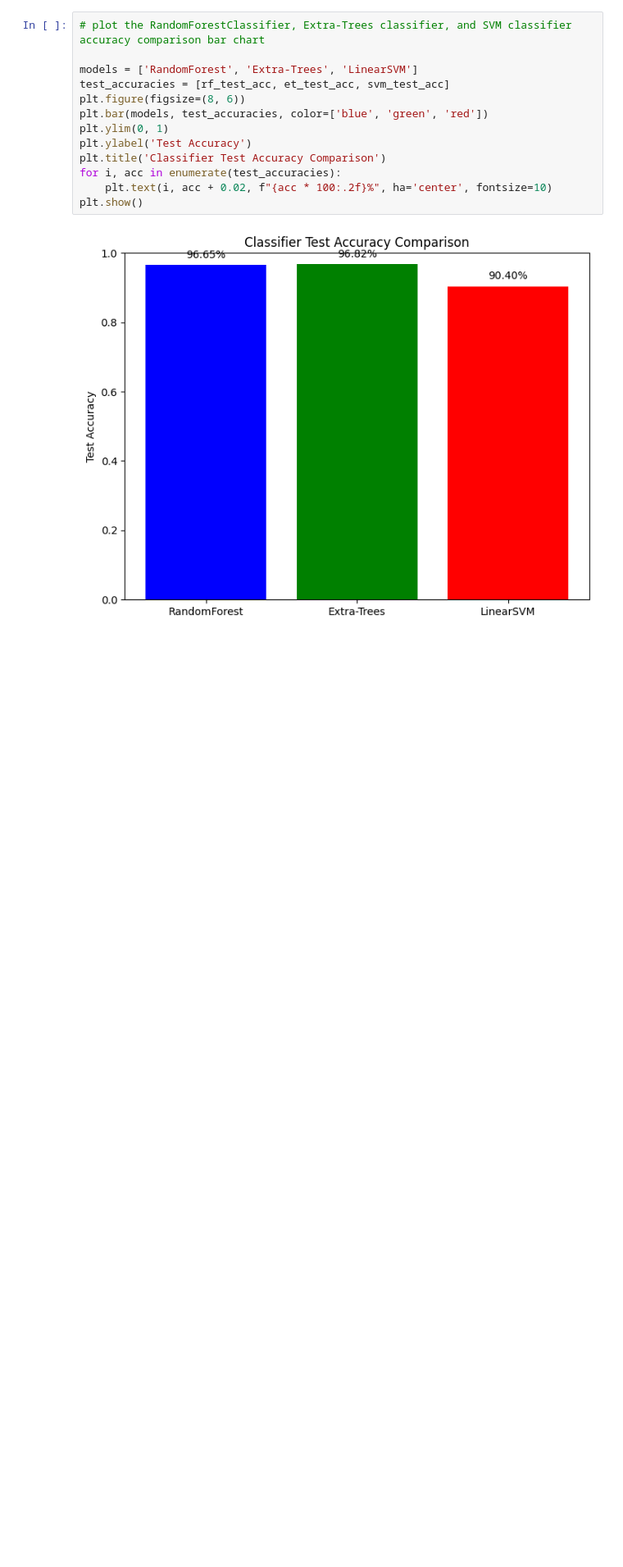
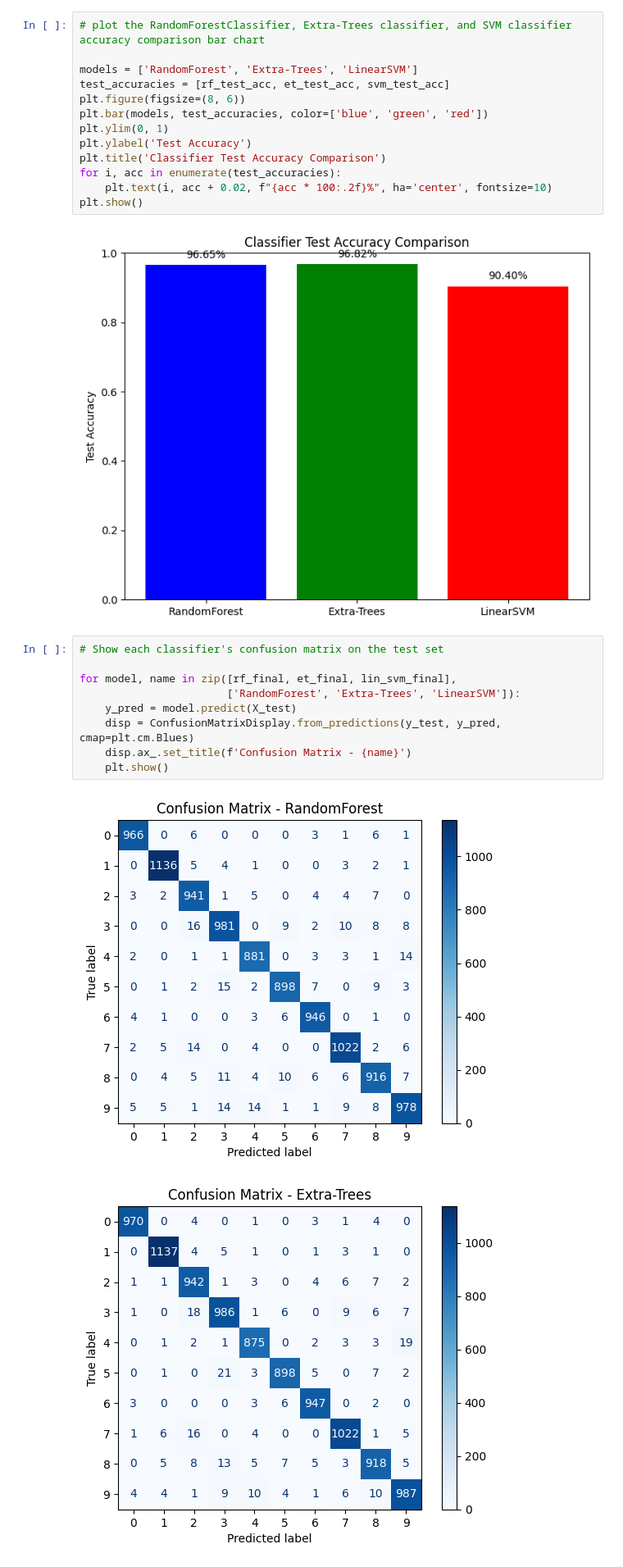
Before and after one commit to appleiphonedddd/NCNU_ML_HW2, a Jupyter notebook: MNIST.ipynb, the cells around one changed output. Shown at 82% size. Saved outputs shown, nothing was run; the diff lists cells and outputs as text; blank space fills up the shorter version.

Commit message:
Add Confusion Matrix

```diff
--- a/MNIST.ipynb
+++ b/MNIST.ipynb
@@ -165,3 +166,15 @@ for i, acc in enumerate(test_accuracies):
 plt.show()
 # %% [output]
 [figure]
+# %%
+# Show each classifier's confusion matrix on the test set
+
+for model, name in zip([rf_final, et_final, lin_svm_final],
+                       ['RandomForest', 'Extra-Trees', 'LinearSVM']):
+    y_pred = model.predict(X_test)
+    disp = ConfusionMatrixDisplay.from_predictions(y_test, y_pred, cmap=plt.cm.Blues)
+    disp.ax_.set_title(f'Confusion Matrix - {name}')
+    plt.show()
+# %% [output]
+[figure, added]
+[figure, added]
```
Also changed, not shown: parts of 2 cells of this notebook.
